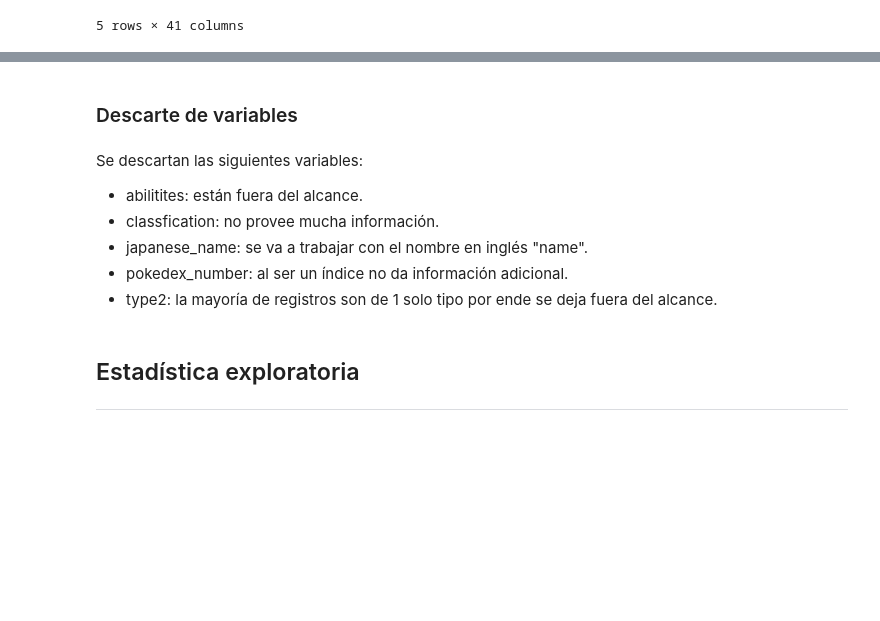
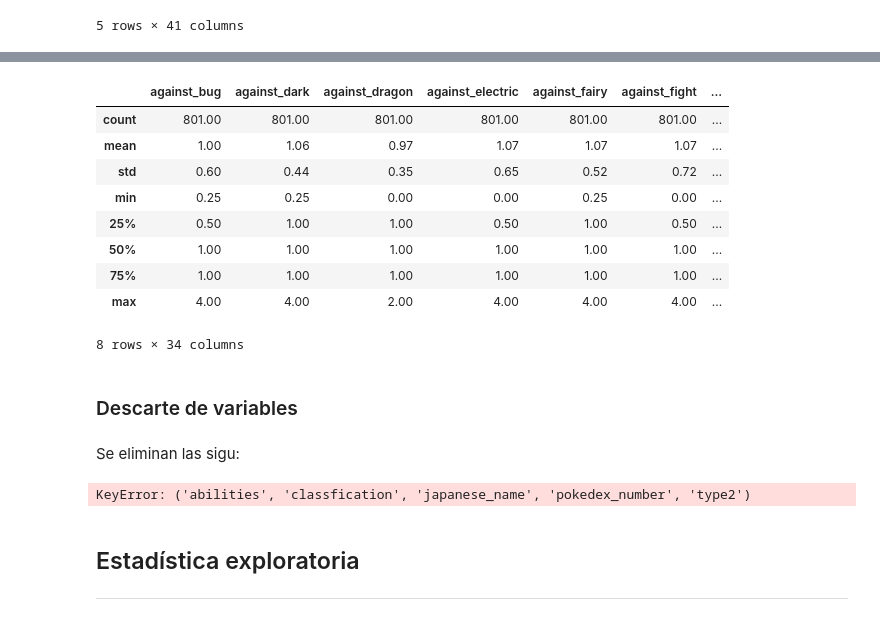
Before and after one commit to AndresF100/Projects_UNAL, a Jupyter notebook: Módulo 2/Proyecto Módulo 2.ipynb, the cells around one changed output, grey strips where cells are left out. Saved outputs shown, nothing was run; the diff lists cells and outputs as text; code cells hidden in the pictures; blank space fills up the shorter version.

```diff
--- a/Módulo 2/Proyecto Módulo 2.ipynb
+++ b/Módulo 2/Proyecto Módulo 2.ipynb
@@ -202,9 +121,15 @@ data["percentage_male"]=data["percentage_male"].fillna(0)
+# %%
+data.describe().round(2)
+# %% [output]
+|  | against_bug | against_dark | against_dragon | against_electric | against_fairy | against_fight | ... |
+| count | 801.00 | 801.00 | 801.00 | 801.00 | 801.00 | 801.00 | ... |
+| mean | 1.00 | 1.06 | 0.97 | 1.07 | 1.07 | 1.07 | ... |
+| std | 0.60 | 0.44 | 0.35 | 0.65 | 0.52 | 0.72 | ... |
+| min | 0.25 | 0.25 | 0.00 | 0.00 | 0.25 | 0.00 | ... |
+| 25% | 0.50 | 1.00 | 1.00 | 0.50 | 1.00 | 0.50 | ... |
+| 50% | 1.00 | 1.00 | 1.00 | 1.00 | 1.00 | 1.00 | ... |
+| 75% | 1.00 | 1.00 | 1.00 | 1.00 | 1.00 | 1.00 | ... |
+| max | 4.00 | 4.00 | 2.00 | 4.00 | 4.00 | 4.00 | ... |
+8 rows × 34 columns
 # %% [markdown]
 ### Descarte de variables
-# %% [markdown]
-Se descartan las siguientes variables:
-* abilitites: están fuera del alcance.
-* classfication: no provee mucha información.
-* japanese_name: se va a trabajar con el nombre en inglés "name".
-* pokedex_number: al ser un índice no da información adicional.
-* type2: la mayoría de registros son de 1 solo tipo por ende se deja fuera del alcance.
@@ -215,3 +136,9 @@ datos = data.loc[:,~data.columns.isin(["abilities","classfication","japanese_nam
+# %% [markdown]
+Se eliminan las sigu:
+# %%
+data["abilities","classfication","japanese_name","pokedex_number","type2"]
+# %% [output]
+KeyError: ('abilities', 'classfication', 'japanese_name', 'pokedex_number', 'type2')
 # %% [markdown]
 ## Estadística exploratoria
 ------
```
Also changed, not shown: parts of 30 cells of this notebook.
